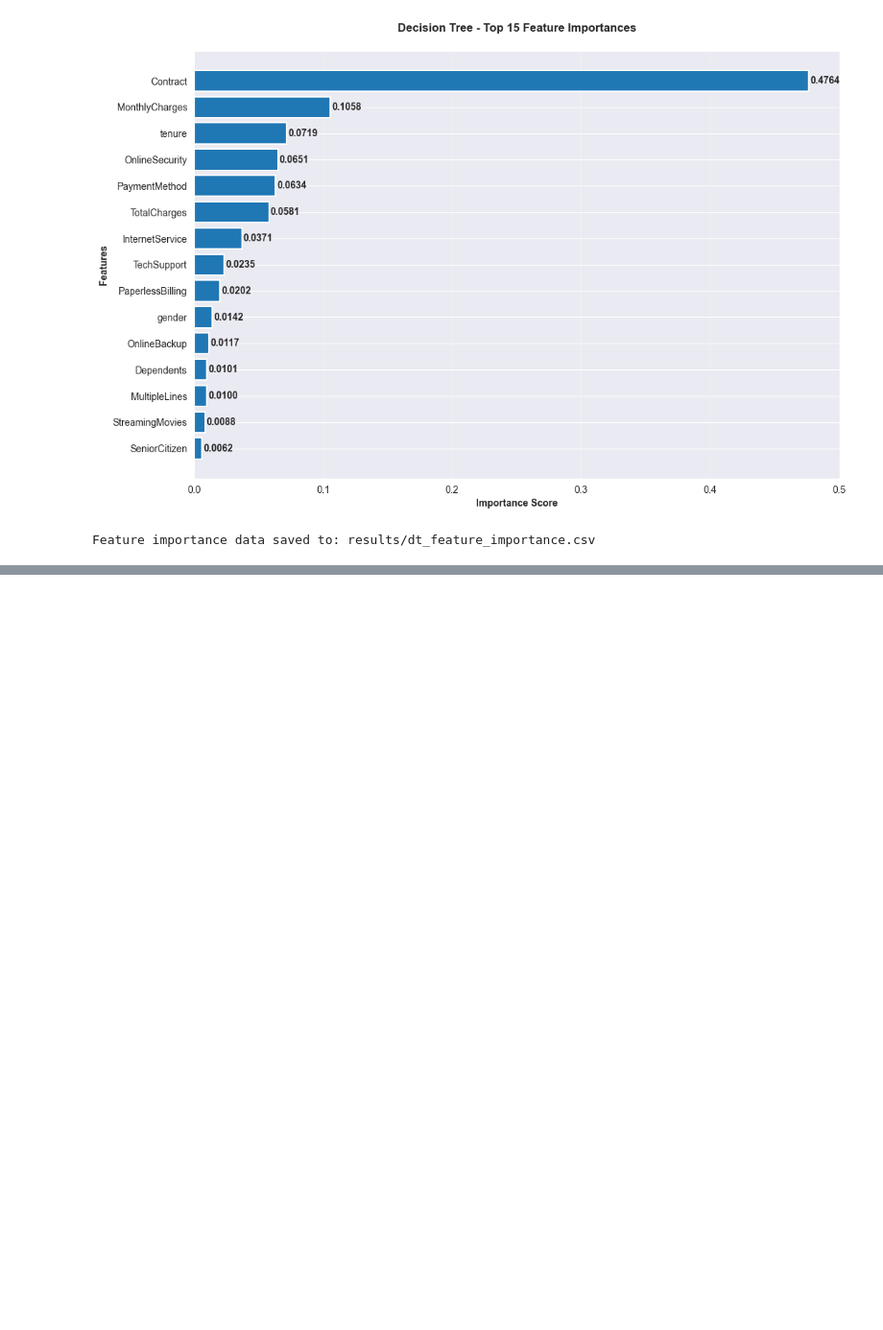
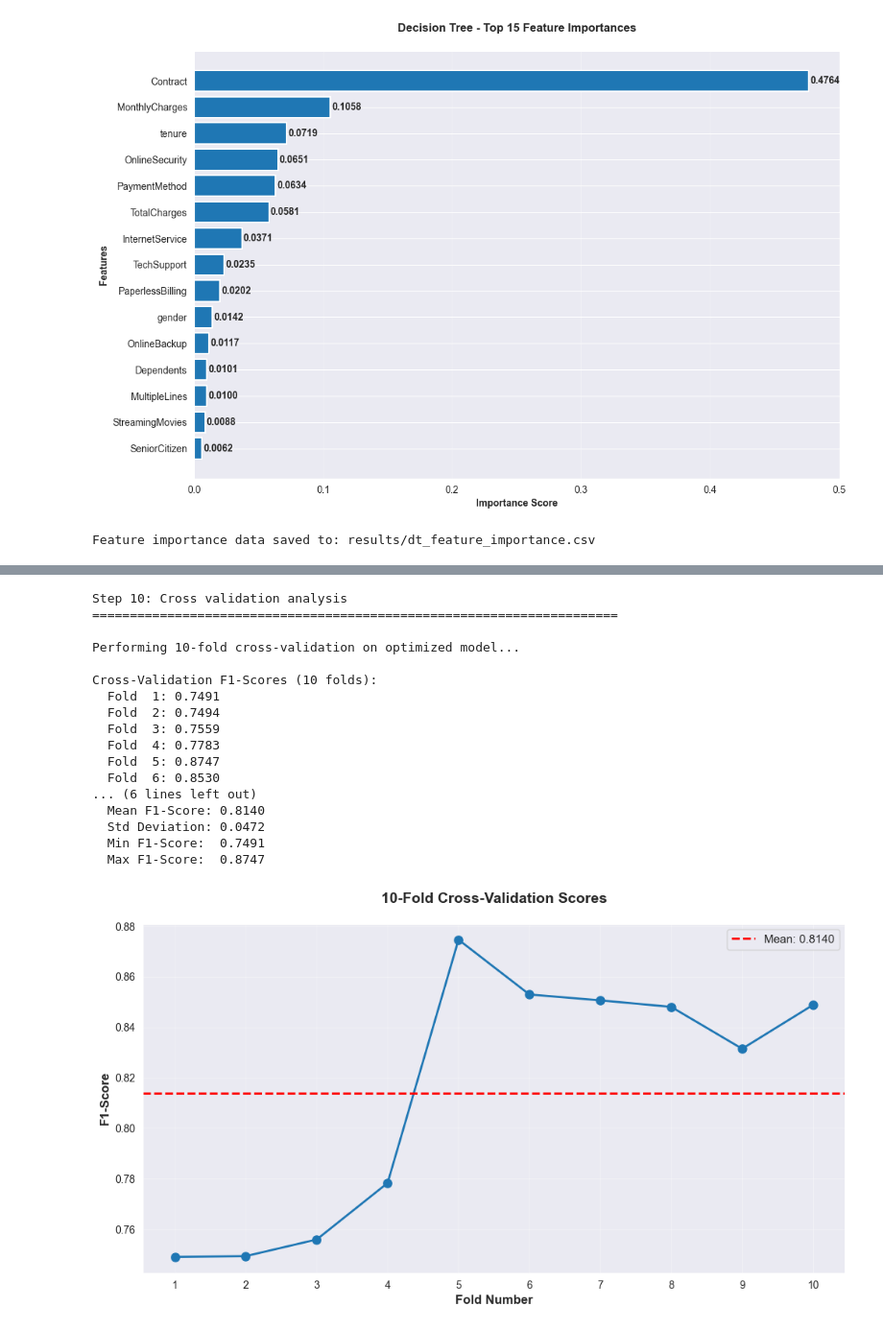
Before and after one commit to Niveka1998/telco-churn-prediction, a Jupyter notebook: decisionTreeModel.ipynb, the cells around one changed output, grey strips where cells are left out. Shown at 96% size. Saved outputs shown, nothing was run; the diff lists cells and outputs as text; code cells hidden in the pictures; blank space fills up the shorter version.

```diff
--- a/decisionTreeModel.ipynb
+++ b/decisionTreeModel.ipynb
@@ -456,0 +476,49 @@ Feature importance data saved to: results/dt_feature_importance.csv
+# %%
+#cross validation analysis
+print("Step 10: Cross validation analysis")
+print("="*60)
+
+print("\nPerforming 10-fold cross-validation on optimized model...")
+
+cv_scores = cross_val_score(dt_optimized, X_train, y_train, cv=10, scoring='f1')
+
+print(f"\nCross-Validation F1-Scores (10 folds):")
+for i, score in enumerate(cv_scores, 1):
+    print(f"  Fold {i:2d}: {score:.4f}")
+
+print(f"\nCross-Validation Summary:")
+print(f"  Mean F1-Score: {cv_scores.mean():.4f}")
+print(f"  Std Deviation: {cv_scores.std():.4f}")
+print(f"  Min F1-Score:  {cv_scores.min():.4f}")
+print(f"  Max F1-Score:  {cv_scores.max():.4f}")
+
+plt.figure(figsize=(12, 6))
+plt.plot(range(1, 11), cv_scores, marker='o', linewidth=2, markersize=8)
+plt.axhline(y=cv_scores.mean(), color='red', linestyle='--', linewidth=2, label=f'Mean: {cv_scores.mean():.4f}')
+plt.xlabel('Fold Number', fontsize=12, fontweight='bold')
+plt.ylabel('F1-Score', fontsize=12, fontweight='bold')
+plt.title('10-Fold Cross-Validation Scores', fontsize=14, fontweight='bold', pad=20)
+plt.legend(fontsize=11)
+plt.grid(alpha=0.3)
+plt.xticks(range(1, 11))
+
+plt.show()
+# %% [output]
+Step 10: Cross validation analysis
+======================================================================
+
+Performing 10-fold cross-validation on optimized model...
+
+Cross-Validation F1-Scores (10 folds):
+  Fold  1: 0.7491
+  Fold  2: 0.7494
+  Fold  3: 0.7559
+  Fold  4: 0.7783
+  Fold  5: 0.8747
+  Fold  6: 0.8530
+... (6 lines left out)
+  Mean F1-Score: 0.8140
+  Std Deviation: 0.0472
+  Min F1-Score:  0.7491
+  Max F1-Score:  0.8747
+[figure, added]
```
Also changed, not shown: parts of 3 cells of this notebook, 2 other files.
